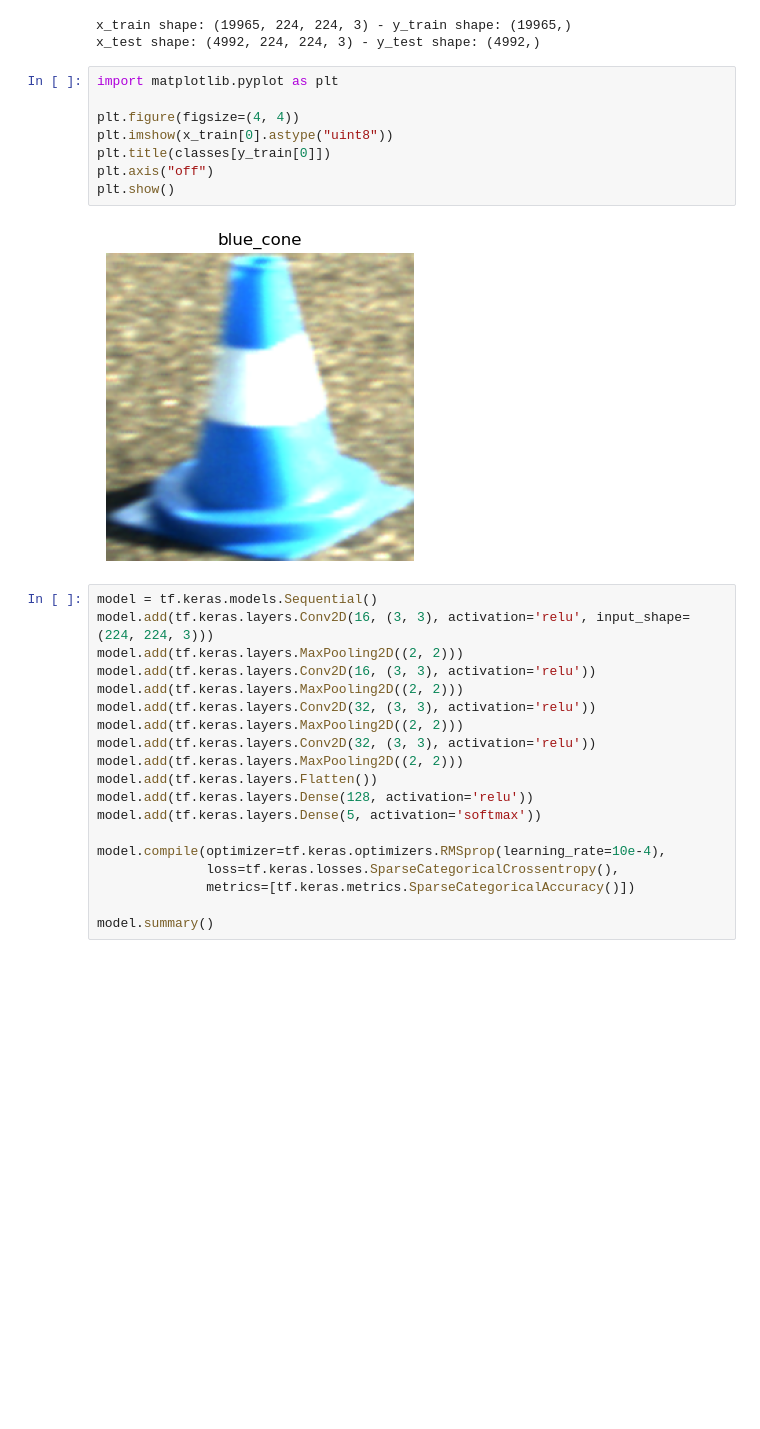
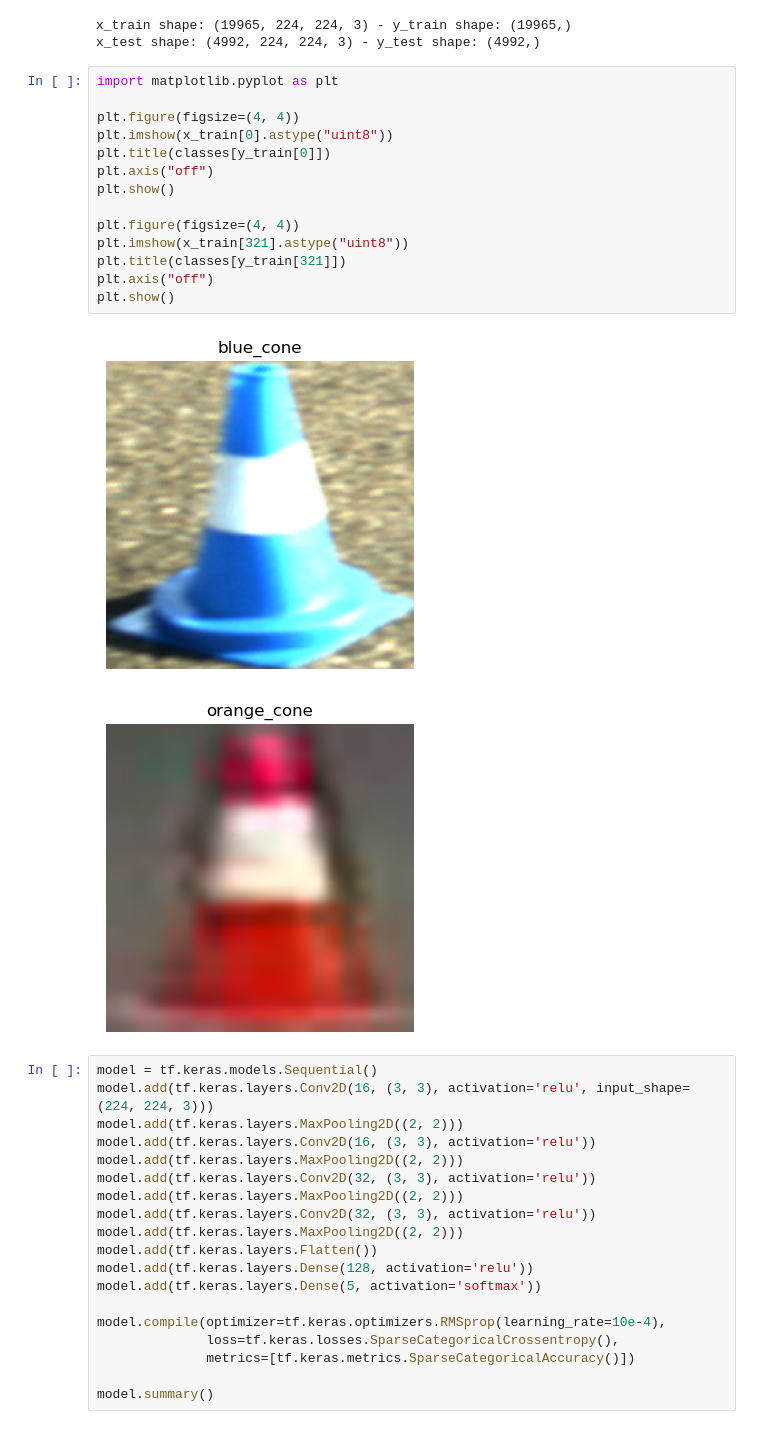
Before and after one commit to sokoloowski/cone-detector, a Jupyter notebook: conv2d-classification.ipynb, the cells around one changed output. Drawn from its saved outputs; the diff is of its cells as text; blank space fills up the shorter version.

```diff
--- a/conv2d-classification.ipynb
+++ b/conv2d-classification.ipynb
@@ -53,13 +53,20 @@ x_test shape: (4992, 224, 224, 3) - y_test shape: (4992,)
 # %%
 import matplotlib.pyplot as plt
 
 plt.figure(figsize=(4, 4))
 plt.imshow(x_train[0].astype("uint8"))
 plt.title(classes[y_train[0]])
 plt.axis("off")
 plt.show()
+
+plt.figure(figsize=(4, 4))
+plt.imshow(x_train[321].astype("uint8"))
+plt.title(classes[y_train[321]])
+plt.axis("off")
+plt.show()
 # %% [output]
 [figure]
+[figure, added]
 # %%
 model = tf.keras.models.Sequential()
 model.add(tf.keras.layers.Conv2D(16, (3, 3), activation='relu', input_shape=(224, 224, 3)))
```
Also changed, not shown: parts of 5 cells of this notebook, 1 other file.
